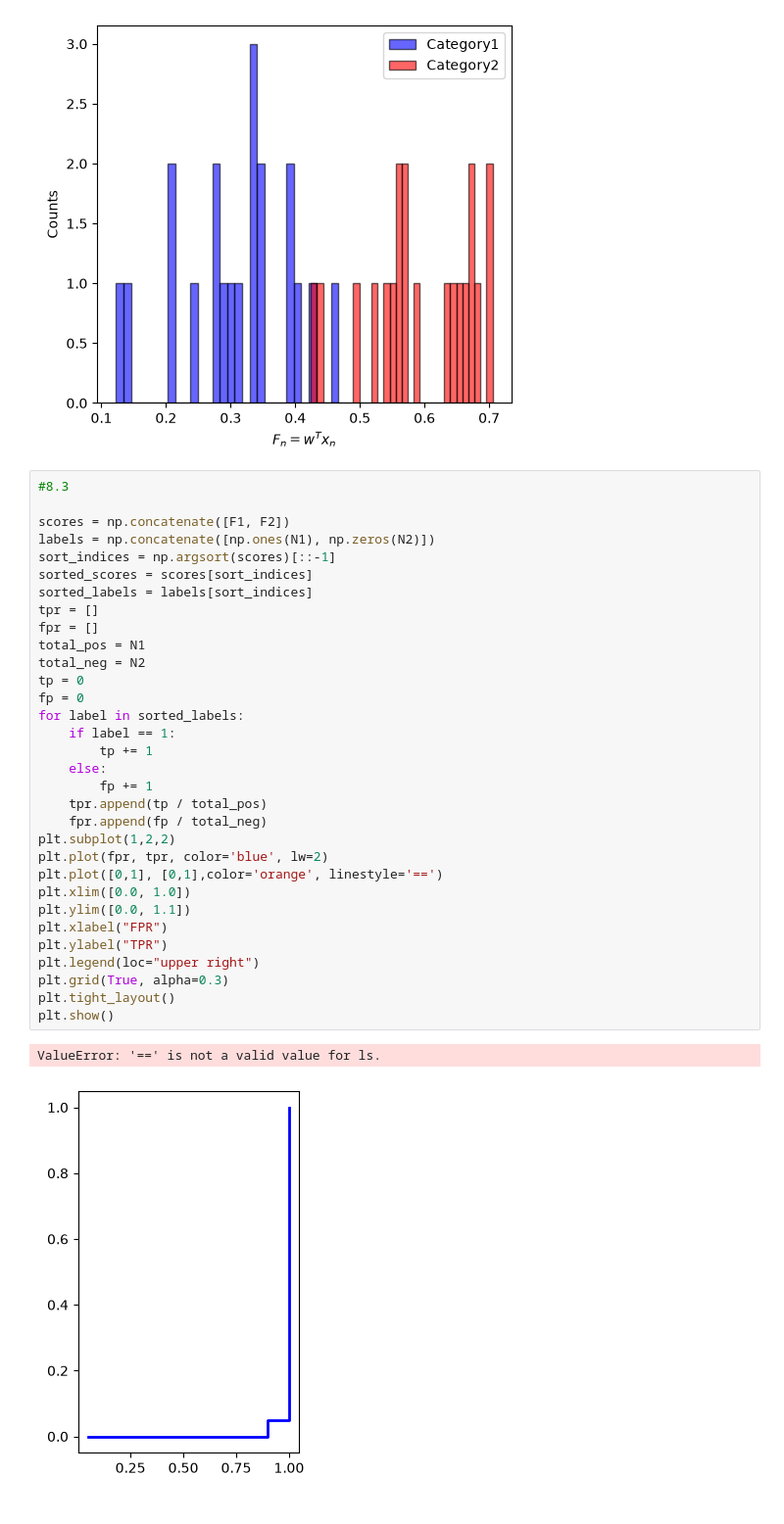
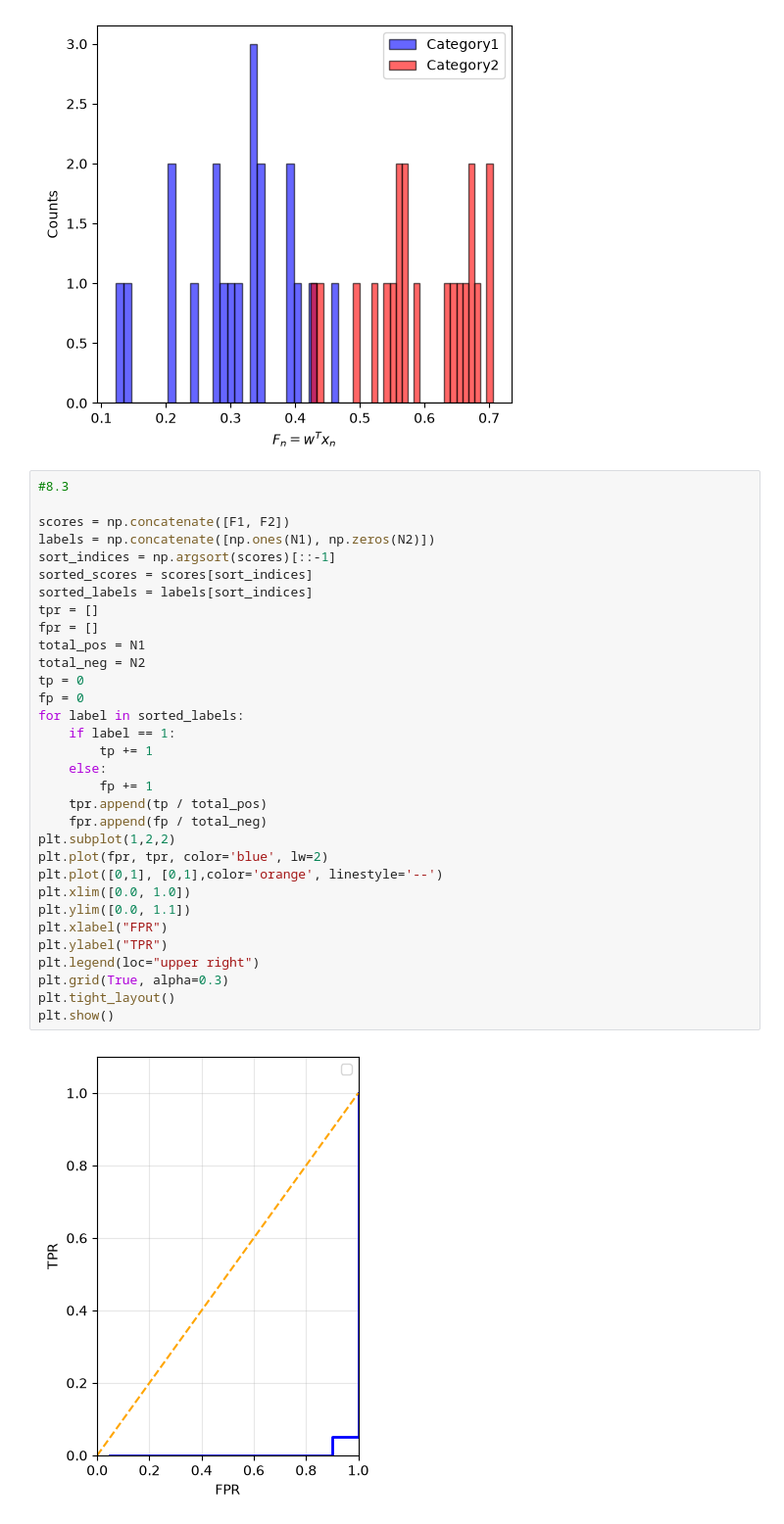
Before and after one commit to mav3370/DATA3402.Fall.2026, a Jupyter notebook: Labs/Lab.7/Lab.7.solutions.ipynb, the cells around one changed output. Shown at 98% size. Drawn from its saved outputs; the diff is of its cells as text.

```diff
--- a/Labs/Lab.7/Lab.7.solutions.ipynb
+++ b/Labs/Lab.7/Lab.7.solutions.ipynb
@@ -465,33 +465,32 @@ plt.legend()
 
 scores = np.concatenate([F1, F2])
 labels = np.concatenate([np.ones(N1), np.zeros(N2)])
 sort_indices = np.argsort(scores)[::-1]
 sorted_scores = scores[sort_indices]
 sorted_labels = labels[sort_indices]
 tpr = []
 fpr = []
 total_pos = N1
 total_neg = N2
 tp = 0
 fp = 0
 for label in sorted_labels:
     if label == 1:
         tp += 1
     else:
         fp += 1
     tpr.append(tp / total_pos)
     fpr.append(fp / total_neg)
 plt.subplot(1,2,2)
 plt.plot(fpr, tpr, color='blue', lw=2)
-plt.plot([0,1], [0,1],color='orange', linestyle='==')
+plt.plot([0,1], [0,1],color='orange', linestyle='--')
 plt.xlim([0.0, 1.0])
 plt.ylim([0.0, 1.1])
 plt.xlabel("FPR")
 plt.ylabel("TPR")
 plt.legend(loc="upper right")
 plt.grid(True, alpha=0.3)
 plt.tight_layout()
 plt.show()
 # %% [output]
-ValueError: '==' is not a valid value for ls.
-[figure, old version]
+[figure, new version]
```
Also changed, not shown: 1 other file.
